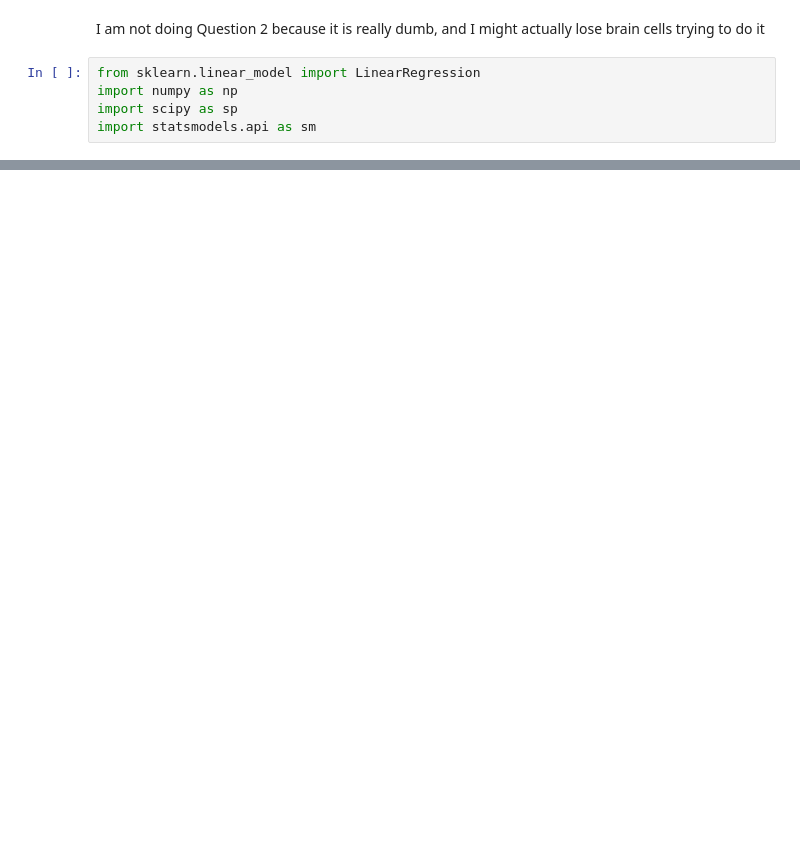
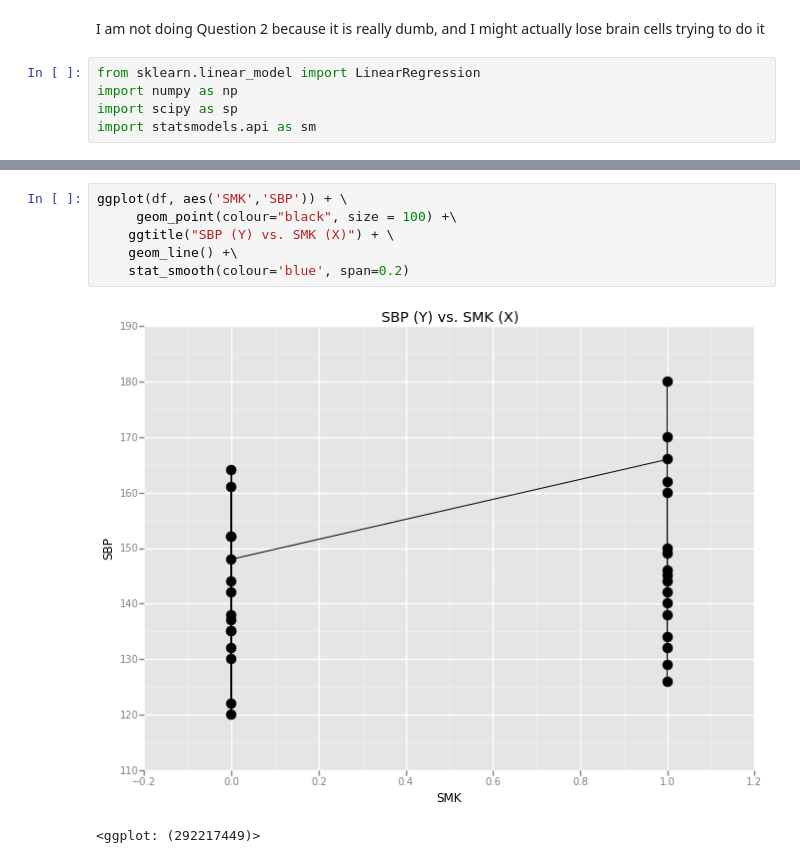
Before and after one commit to josephmisiti/applied-linear-regression, a Jupyter notebook: week2/week2.ipynb, the cells around one changed output, grey strips where cells are left out. Saved outputs shown, nothing was run; the diff lists cells and outputs as text; blank space fills up the shorter version.

```diff
--- a/week2/week2.ipynb
+++ b/week2/week2.ipynb
@@ -85,0 +91,9 @@ OLS Regression Results
+# %%
+ggplot(df, aes('SMK','SBP')) + \
+     geom_point(colour="black", size = 100) +\
+    ggtitle("SBP (Y) vs. SMK (X)") + \
+    geom_line() +\
+    stat_smooth(colour='blue', span=0.2)
+# %% [output]
+[figure, added]
+<ggplot: (292217449)>
```
Also changed, not shown: parts of 17 cells of this notebook, 3 other files.
